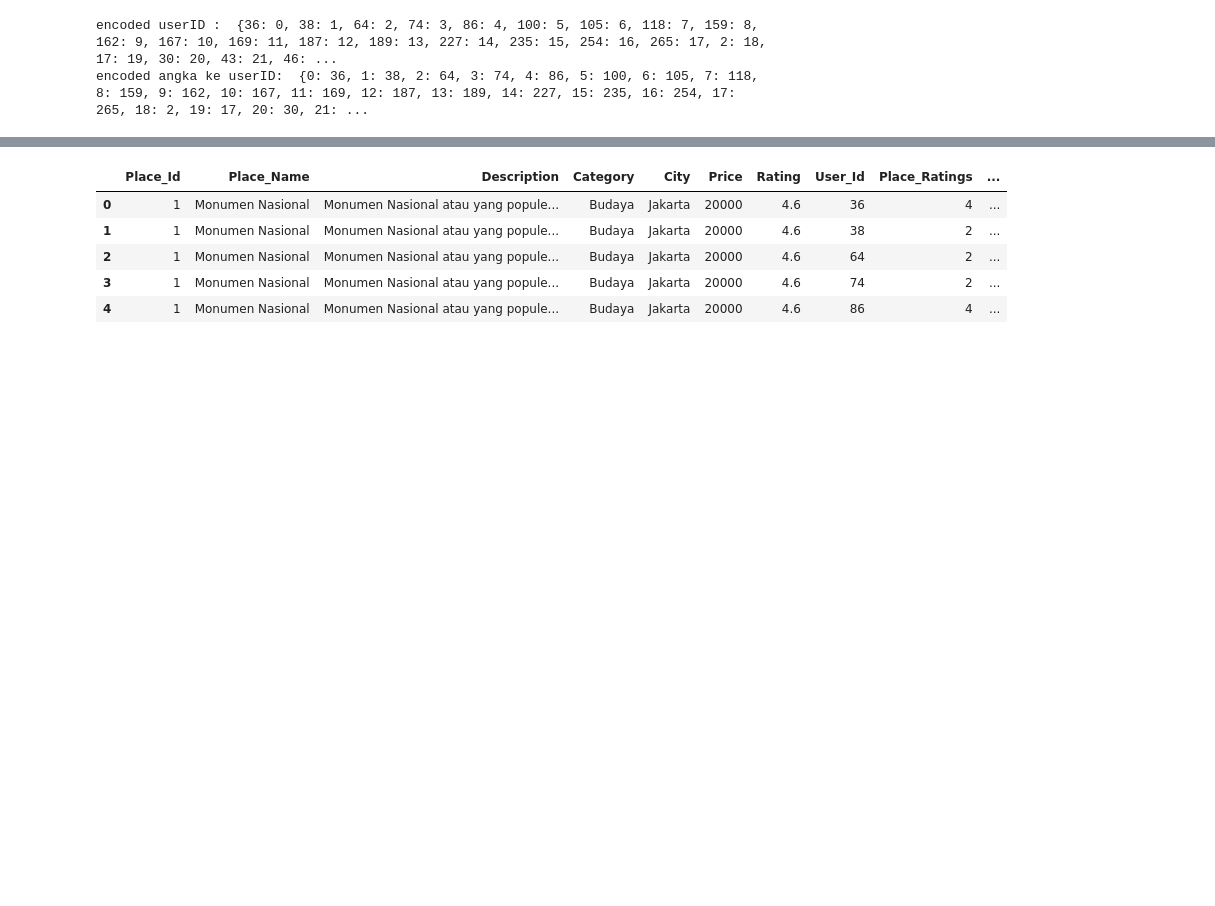
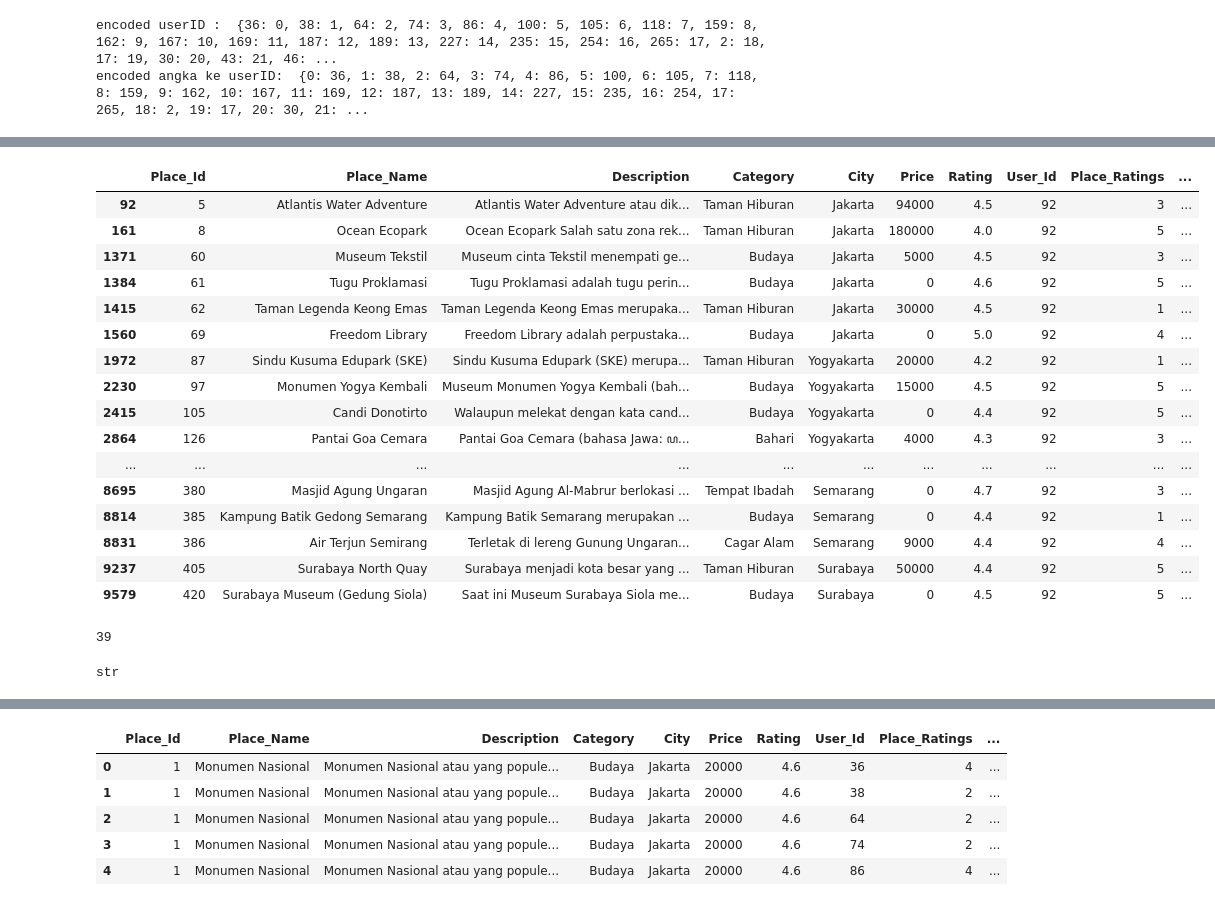
Before and after one commit to MuhFaridanSutariya/Pacmann-Recommendation-System, a Jupyter notebook: notebook/final_hackathon_pacmann(modeling).ipynb, the cells around one changed output, grey strips where cells are left out. Drawn from its saved outputs; the diff is of its cells as text; code cells hidden in the pictures; blank space fills up the shorter version.

```diff
--- a/notebook/final_hackathon_pacmann(modeling).ipynb
+++ b/notebook/final_hackathon_pacmann(modeling).ipynb
@@ -409,3 +470,6 @@ df['user'] = df['User_Id'].map(user_to_user_encoded)
 
 # Mapping placeID ke dataframe resto
 df['place'] = df['Place_Id'].map(place_to_place_encoded)
+# %%
+df['user'] = df['User_Id']
+df['place'] = df['Place_Id']
@@ -411,0 +485,20 @@ df['place'] = df['Place_Id'].map(place_to_place_encoded)
+# %%
+df[df['User_Id'] == 92]
+# %% [output]
+|  | Place_Id | Place_Name | Description | Category | City | Price | Rating | User_Id | Place_Ratings | ... |
+| 92 | 5 | Atlantis Water Adventure | Atlantis Water Adventure atau dik... | Taman Hiburan | Jakarta | 94000 | 4.5 | 92 | 3 | ... |
+| 161 | 8 | Ocean Ecopark | Ocean Ecopark Salah satu zona rek... | Taman Hiburan | Jakarta | 180000 | 4.0 | 92 | 5 | ... |
+| 1371 | 60 | Museum Tekstil | Museum cinta Tekstil menempati ge... | Budaya | Jakarta | 5000 | 4.5 | 92 | 3 | ... |
+| 1384 | 61 | Tugu Proklamasi | Tugu Proklamasi adalah tugu perin... | Budaya | Jakarta | 0 | 4.6 | 92 | 5 | ... |
+| 1415 | 62 | Taman Legenda Keong Emas | Taman Legenda Keong Emas merupaka... | Taman Hiburan | Jakarta | 30000 | 4.5 | 92 | 1 | ... |
+| 1560 | 69 | Freedom Library | Freedom Library adalah perpustaka... | Budaya | Jakarta | 0 | 5.0 | 92 | 4 | ... |
+| 1972 | 87 | Sindu Kusuma Edupark (SKE) | Sindu Kusuma Edupark (SKE) merupa... | Taman Hiburan | Yogyakarta | 20000 | 4.2 | 92 | 1 | ... |
+| 2230 | 97 | Monumen Yogya Kembali | Museum Monumen Yogya Kembali (bah... | Budaya | Yogyakarta | 15000 | 4.5 | 92 | 5 | ... |
+| 2415 | 105 | Candi Donotirto | Walaupun melekat dengan kata cand... | Budaya | Yogyakarta | 0 | 4.4 | 92 | 5 | ... |
+| 2864 | 126 | Pantai Goa Cemara | Pantai Goa Cemara (bahasa Jawa: ꦥ... | Bahari | Yogyakarta | 4000 | 4.3 | 92 | 3 | ... |
+| ... | ... | ... | ... | ... | ... | ... | ... | ... | ... | ... |
+| 8695 | 380 | Masjid Agung Ungaran | Masjid Agung Al-Mabrur berlokasi ... | Tempat Ibadah | Semarang | 0 | 4.7 | 92 | 3 | ... |
+| 8814 | 385 | Kampung Batik Gedong Semarang | Kampung Batik Semarang merupakan ... | Budaya | Semarang | 0 | 4.4 | 92 | 1 | ... |
+| 8831 | 386 | Air Terjun Semirang | Terletak di lereng Gunung Ungaran... | Cagar Alam | Semarang | 9000 | 4.4 | 92 | 4 | ... |
+| 9237 | 405 | Surabaya North Quay | Surabaya menjadi kota besar yang ... | Taman Hiburan | Surabaya | 50000 | 4.4 | 92 | 5 | ... |
+| 9579 | 420 | Surabaya Museum (Gedung Siola) | Saat ini Museum Surabaya Siola me... | Budaya | Surabaya | 0 | 4.5 | 92 | 5 | ... |
@@ -411,0 +513,8 @@ df['place'] = df['Place_Id'].map(place_to_place_encoded)
+# %%
+age_encoded
+# %% [output]
+39
+# %%
+type(user)
+# %% [output]
+str
```
Also changed, not shown: parts of 40 cells of this notebook, 11 other files.
